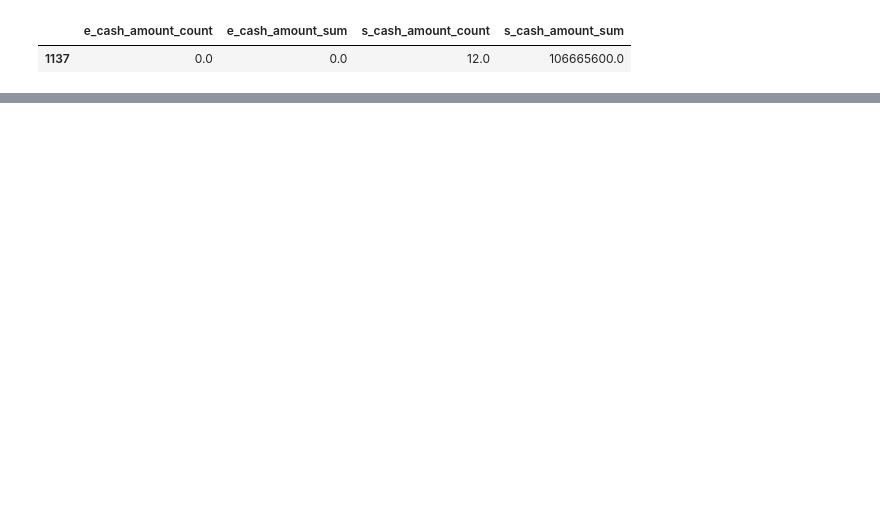
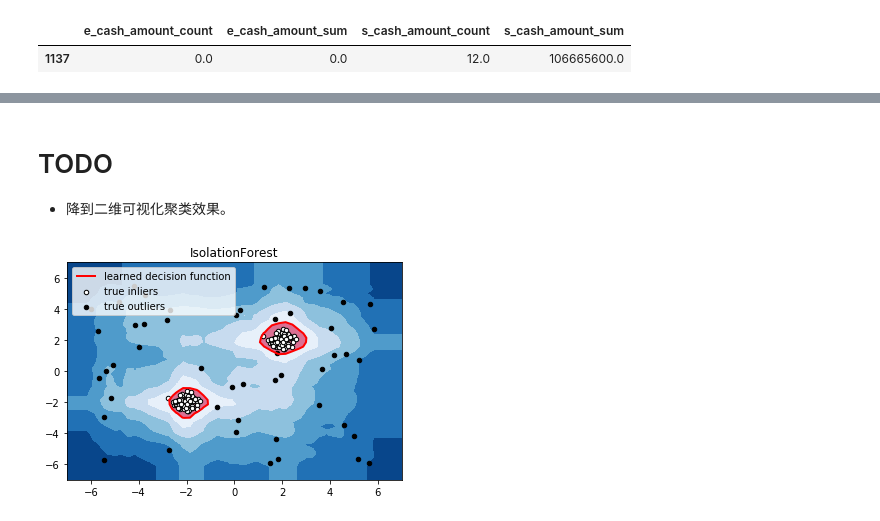
Before and after one commit to DonYum/blog, a Jupyter notebook: _notebooks/2020-04-18-Ali-Ant_v2.ipynb, the cells around one changed output, grey strips where cells are left out. Saved outputs shown, nothing was run; the diff lists cells and outputs as text; code cells hidden in the pictures; blank space fills up the shorter version.

```diff
--- a/_notebooks/2020-04-18-Ali-Ant.ipynb
+++ b/_notebooks/2020-04-18-Ali-Ant_v2.ipynb
@@ -496,0 +520,4 @@ features.iloc[res.index]
+# %% [markdown]
+# TODO
+
+- 降到二维可视化聚类效果。
@@ -496,0 +554,21 @@ features.iloc[res.index]
+# %%
+#hide
+plt.title("IsolationForest")
+# plt.contourf(xx, yy, Z, cmap=plt.cm.Blues_r)
+plt.contourf(xx, yy, Z, levels=np.linspace(Z.min(), threshold, 7), cmap=plt.cm.Blues_r)  #绘制异常点区域，值从最小的到阈值的那部分
+a = plt.contour(xx, yy, Z, levels=[threshold], linewidths=2, colors='red')  #绘制异常点区域和正常点区域的边界
+plt.contourf(xx, yy, Z, levels=[threshold, Z.max()], colors='palevioletred')  #绘制正常点区域，值从阈值到最大的那部分
+
+b = plt.scatter(X_train[:-n_outliers, 0], X_train[:-n_outliers, 1], c='white',
+                    s=20, edgecolor='k')
+c = plt.scatter(X_train[-n_outliers:, 0], X_train[-n_outliers:, 1], c='black',
+                    s=20, edgecolor='k')
+plt.axis('tight')
+plt.xlim((-7, 7))
+plt.ylim((-7, 7))
+plt.legend([a.collections[0], b, c],
+           ['learned decision function', 'true inliers', 'true outliers'],
+           loc="upper left")
+plt.show()
+# %% [output]
+[figure, added]
```
Also changed, not shown: parts of 18 cells of this notebook.
